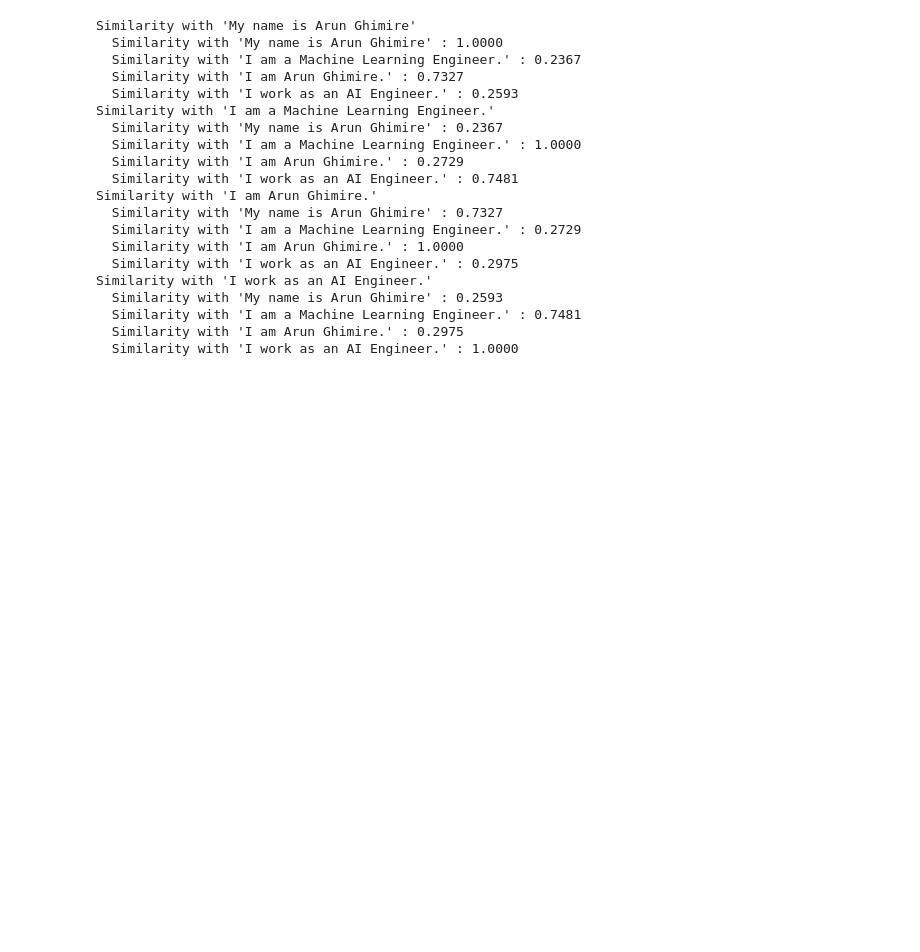
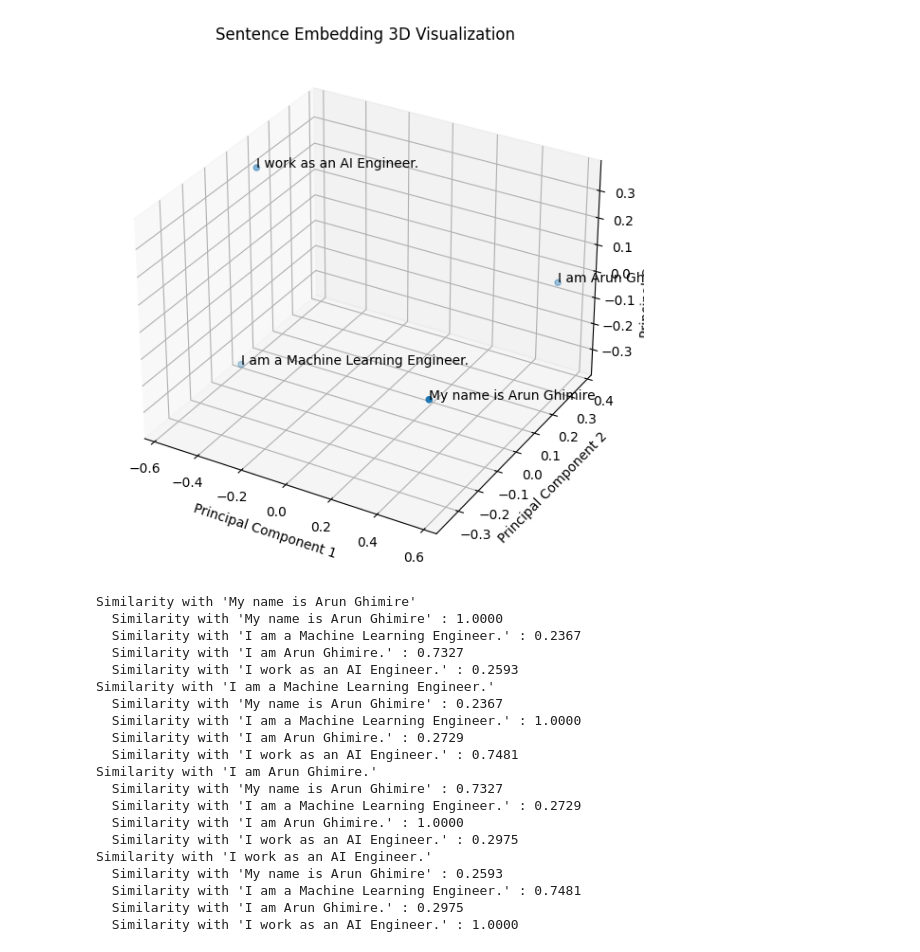
Before and after one commit to ghimiresunil/LLM-PowerHouse-A-Curated-Guide-for-Large-Language-Models-with-Custom-Training-and-Inferencing, a Jupyter notebook: Articles/NLP/NLP Embeddings/notebooks/USE.ipynb, the cells around one changed output. Saved outputs shown, nothing was run; the diff lists cells and outputs as text; code cells hidden in the pictures; blank space fills up the shorter version.

```diff
--- a/Articles/NLP/NLP Embeddings/notebooks/USE.ipynb
+++ b/Articles/NLP/NLP Embeddings/notebooks/USE.ipynb
@@ -33,3 +80,7 @@ embeddings = use.compute_embeddings(sentences)
+# %%
+visualize_embeddings(embeddings, sentences, 3)
+# %% [output]
+[figure, added]
 # %%
 # Compute similarity between embeddings
 similarity_matrix = []
```
Also changed, not shown: parts of 7 cells of this notebook.
